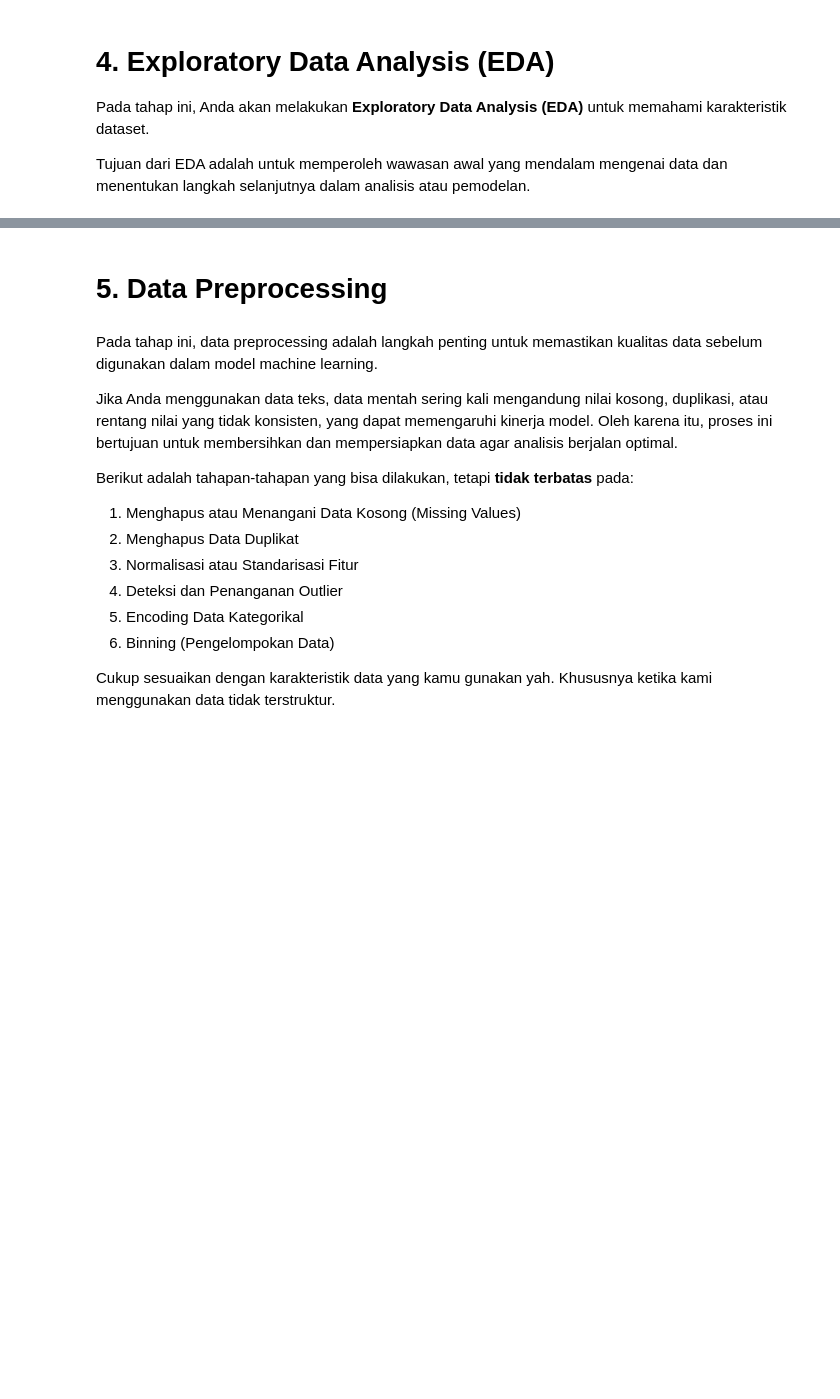
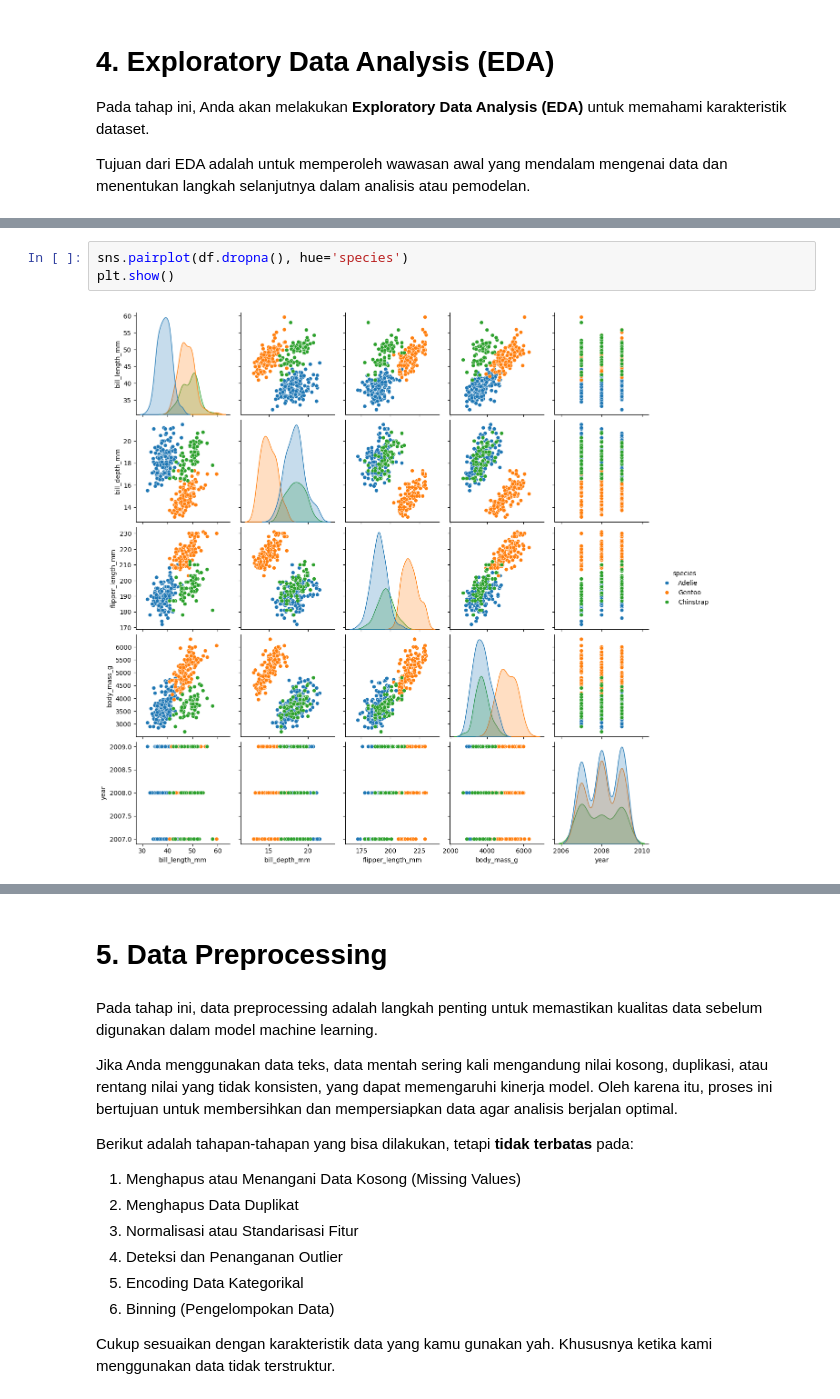
Before and after one commit to rizalrm/Eksperimen_SML_Rizal, a Jupyter notebook: preprocessing/eksperimen_Rizal.ipynb, the cells around one changed output, grey strips where cells are left out. Saved outputs shown, nothing was run; the diff lists cells and outputs as text; blank space fills up the shorter version.

```diff
--- a/preprocessing/eksperimen_Rizal.ipynb
+++ b/preprocessing/eksperimen_Rizal.ipynb
@@ -83,0 +97,5 @@ Name: count, dtype: int64
+# %%
+sns.pairplot(df.dropna(), hue='species')
+plt.show()
+# %% [output]
+[figure, added]
```
Also changed, not shown: parts of 11 cells of this notebook, 2 other files.
